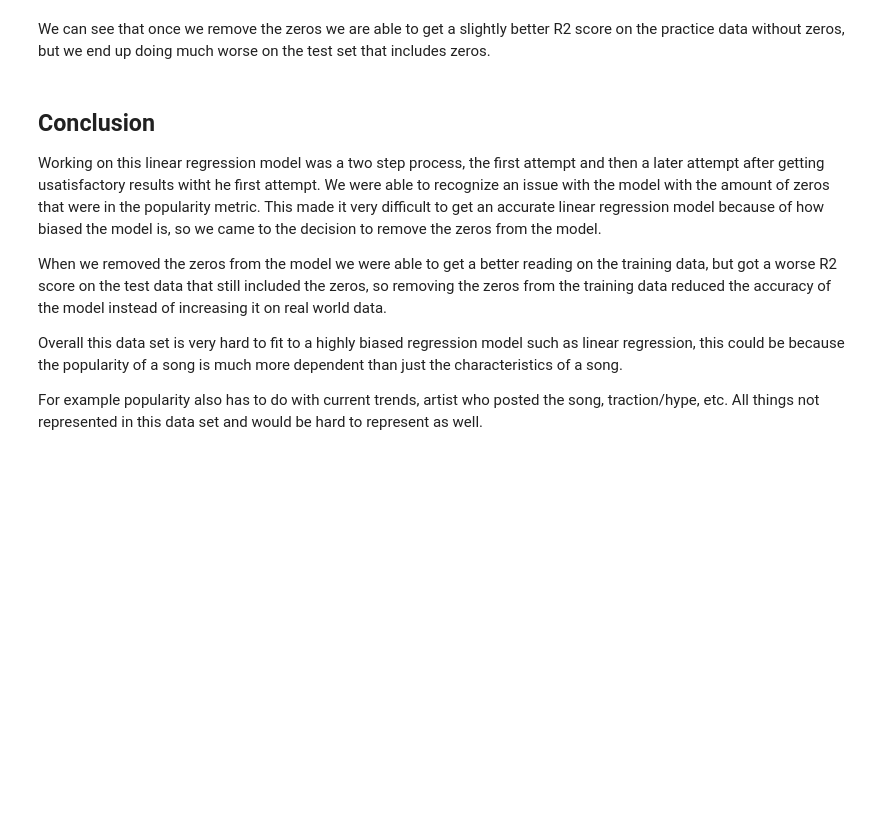
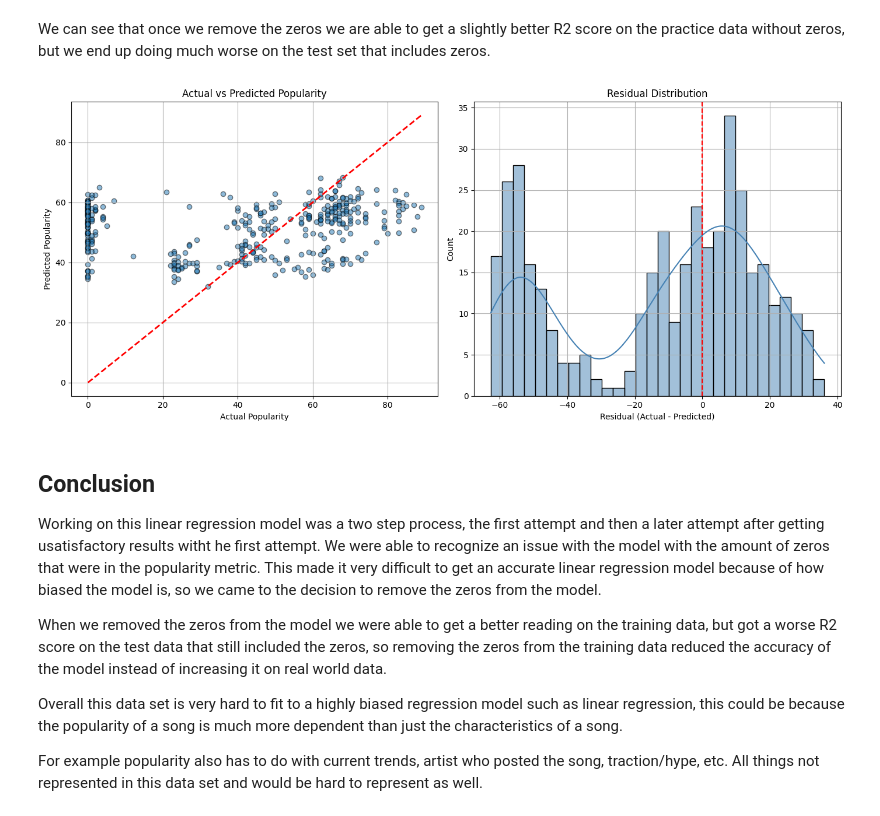
Before and after one commit to SamuelHellqvist/CS4168-DATA-MINING-UL----Project, a Jupyter notebook: linear_regression.ipynb, the cells around one changed output. Drawn from its saved outputs; the diff is of its cells as text; code cells hidden in the pictures; blank space fills up the shorter version.

Commit message:
vis
visualizations

```diff
--- a/linear_regression.ipynb
+++ b/linear_regression.ipynb
@@ -356,5 +356,28 @@ R2 Score on Unfiltered Test Set (Realistic):  -0.1989046067208855
 # %% [markdown]
 We can see that once we remove the zeros we are able to get a slightly better R2 score on the practice data without zeros, but we end up doing much worse on the test set that includes zeros.
+# %%
+plt.figure(figsize=(14, 6))
+
+plt.subplot(1, 2, 1)
+plt.scatter(y_test, y_pred, alpha=0.5, edgecolor='k')
+plt.plot([y_test.min(), y_test.max()], [y_test.min(), y_test.max()], 'r--', linewidth=2)
+plt.xlabel('Actual Popularity')
+plt.ylabel('Predicted Popularity')
+plt.title('Actual vs Predicted Popularity')
+plt.grid(True)
+
+plt.subplot(1, 2, 2)
+residuals = y_test - y_pred
+sns.histplot(residuals, kde=True, color='steelblue', bins=30)
+plt.axvline(0, color='red', linestyle='--')
+plt.title('Residual Distribution')
+plt.xlabel('Residual (Actual - Predicted)')
+plt.grid(True)
+
+plt.tight_layout()
+plt.show()
+# %% [output]
+[figure, added]
 # %% [markdown]
 ## Conclusion
 Working on this linear regression model was a two step process, the first attempt and then a later attempt after getting usatisfactory results witht he first attempt.
```
Also changed, not shown: parts of 2 cells of this notebook, 2 other files.
